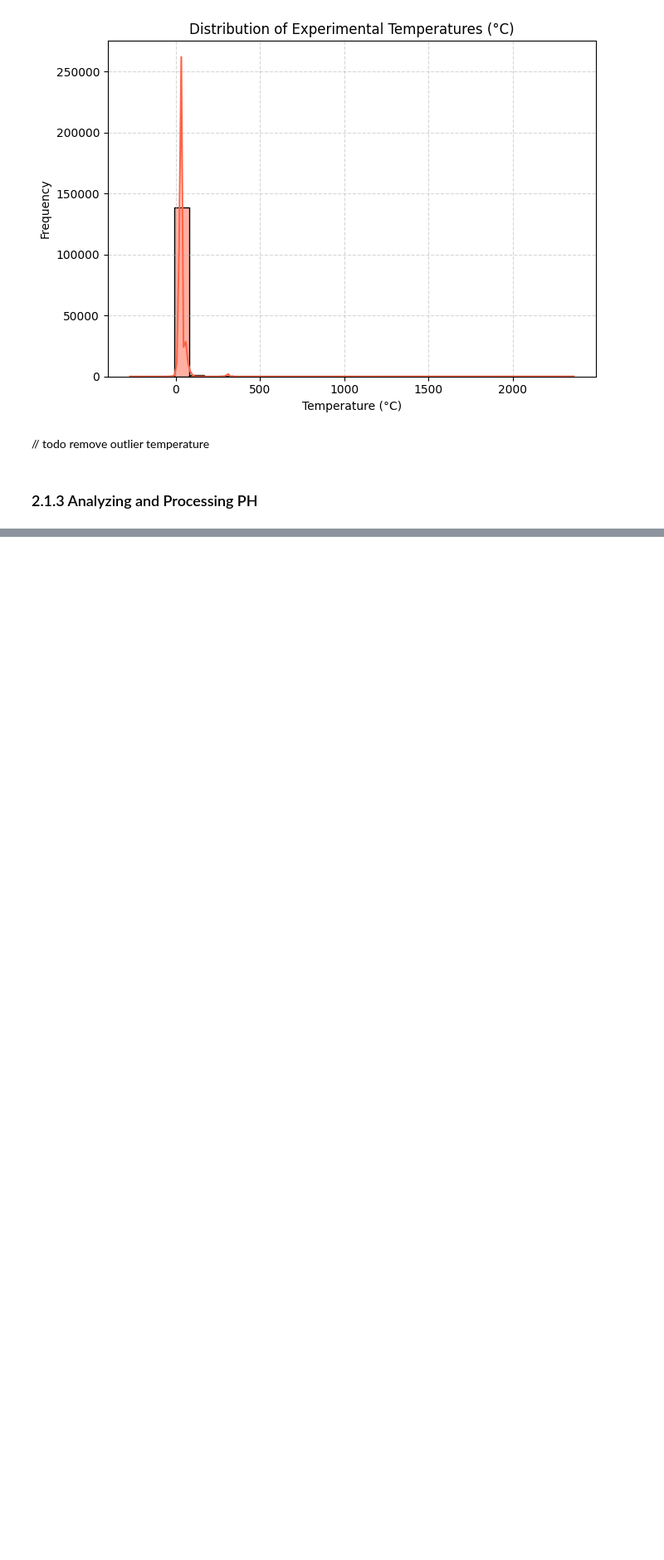
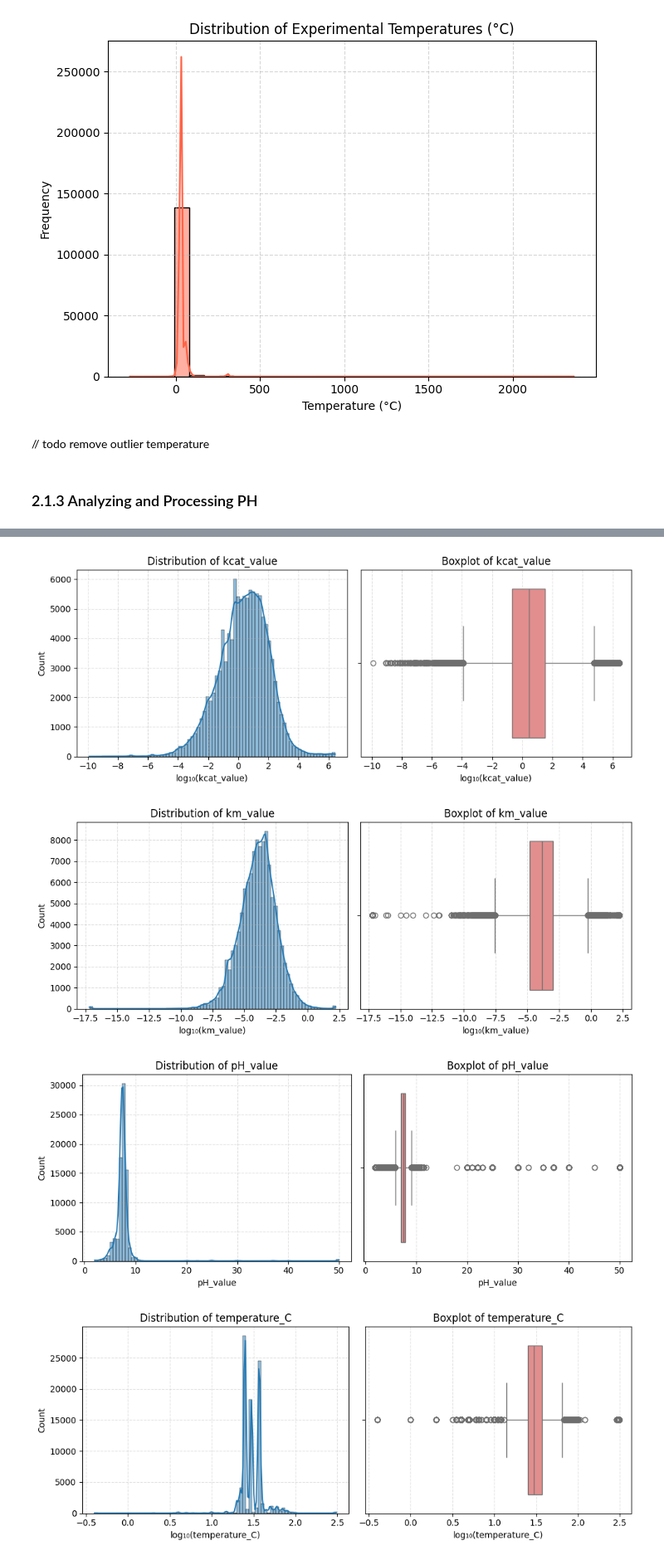
Before and after one commit to tinayang3024/CHE1147-Group-Project, a Jupyter notebook: notebooks/exploration.ipynb, the cells around one changed output, grey strips where cells are left out. Shown at 83% size. Cells and saved outputs as stored; diff of their text form; code cells hidden in the pictures; blank space fills up the shorter version.

```diff
--- a/notebooks/exploration.ipynb
+++ b/notebooks/exploration.ipynb
@@ -887,17 +761,62 @@ print(enzy_data_pro.head())
 # %%
-#去除原始列
-enzy_data_pro = enzy_data_pro.drop(columns=["kcat", "km", "kcat_km", "temperature","sequence_source"], errors='ignore')
+# remove original columns that have been processed into new columns
+enzy_data_pro = enzy_data_pro.drop(columns=["kcat", "km", "kcat_km", "temperature", "pH", "sequence_source"], errors='ignore')
-# %%
-#kcat/km/kcat_km/temperature数值型分析,可以加上pH列
-num_cols = ["kcat_s^-1", "km_μM","kcat_km_M^-1_s^-1", "temperature_C","kcat_value","km_value","max_enzyme_similarity"]
-
-#用直方图（hist）+ KDE 查看分布；用箱型图（boxplot）检测极端值
-for col in num_cols:
-    plt.figure(figsize=(10,4))
-    plt.subplot(1,2,1)
-    sns.histplot(enzy_data_pro[col].dropna(), kde=True)
-    plt.title(f"Distribution of {col}")
-    plt.subplot(1,2,2)
-    sns.boxplot(x=enzy_data_pro[col], color='lightcoral')
-    plt.title(f"Boxplot of {col}")
-    plt.show()
+# %%
+
+num_cols = ["kcat_value", "km_value", "pH_value", "temperature_C", "max_enzyme_similarity"]
+
+# histogram (+ KDE) for distribution; boxplot for visualizing outliers
+for col in num_cols:
+    # 1) coerce to numeric, drop NaN/inf
+    s = pd.to_numeric(enzy_data_pro[col], errors="coerce")
+    s = s[np.isfinite(s)]
+    if s.empty:
+        print(f"[{col}] no valid data.")
+        continue
+
+    # 2) winsorize to avoid monster outliers that explode binning
+    lo, hi = np.nanpercentile(s, [0.1, 99.9])
+    s_clip = s.clip(lower=lo, upper=hi)
+
+    # 3) auto log if strictly positive and very skewed (spans > 2 orders of magnitude)
+    def needs_log(x: pd.Series) -> bool:
+        x_pos = x[x > 0]
+        if x_pos.empty:
+            return False
+        return (x_pos.max() / max(x_pos.min(), 1e-12)) >= 100  # ~2+ orders
+
+    use_log = needs_log(s_clip)
+    if use_log:
+        s_plot = np.log10(s_clip[s_clip > 0])
+        xlab = f"log₁₀({col})"
+    else:
+        s_plot = s_clip
+        xlab = col
+
+    # 4) reasonable number of bins
+    bins = min(80, max(20, int(np.sqrt(len(s_plot)))))
+
+    plt.figure(figsize=(10, 4))
+
+    # left: histogram (+ KDE)
+    plt.subplot(1, 2, 1)
+    sns.histplot(s_plot, bins=bins, kde=True)
+    plt.xlabel(xlab)
+    plt.ylabel("Count")
+    plt.title(f"Distribution of {col}")
+    plt.grid(True, ls="--", alpha=0.4)
+
+    # right: boxplot (same transformed scale so it matches)
+    plt.subplot(1, 2, 2)
+    sns.boxplot(x=s_plot, color="lightcoral")
+    plt.xlabel(xlab)
+    plt.title(f"Boxplot of {col}")
+    plt.grid(True, axis="x", ls="--", alpha=0.4)
+
+    plt.tight_layout()
+    plt.show()
+# %% [output]
+[figure, added]
+[figure, added]
+[figure, added]
+[figure, added]
```
Also changed, not shown: parts of 9 cells of this notebook.
